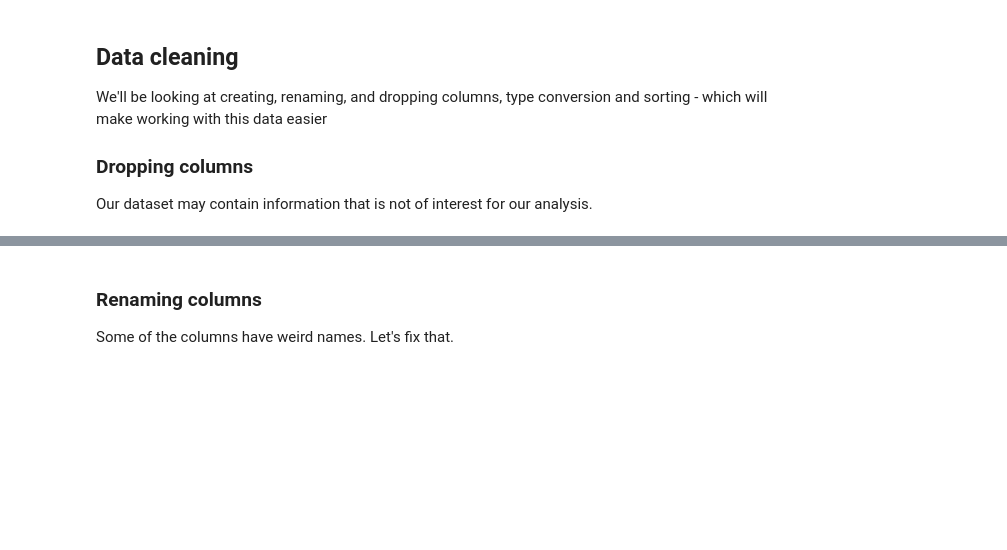
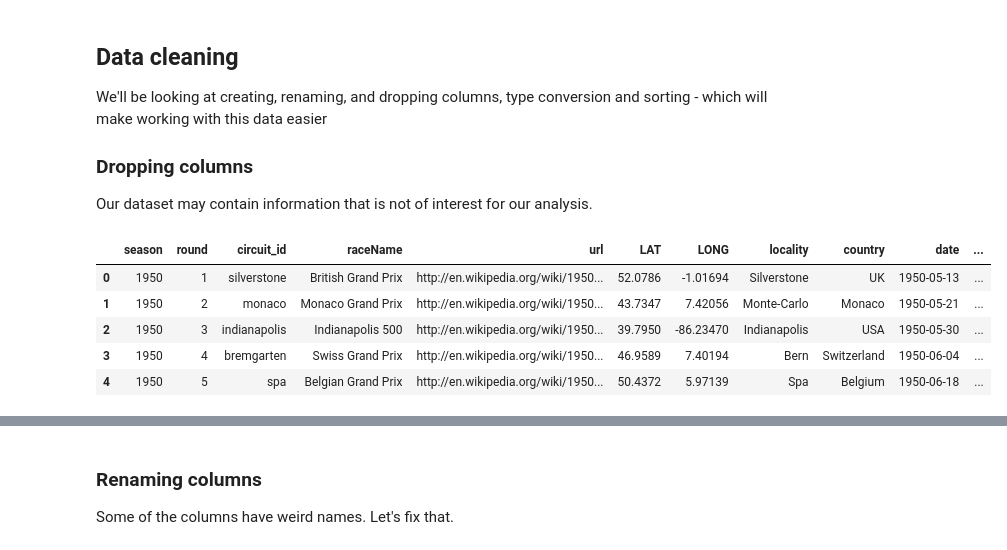
Before and after one commit to autrefois/bootcamp, a Jupyter notebook: 2022/python_workshop/notebooks/08_pandas.ipynb, the cells around one changed output, grey strips where cells are left out. Cells and saved outputs as stored; diff of their text form; code cells hidden in the pictures; blank space fills up the shorter version.

```diff
--- a/2022/python_workshop/notebooks/08_pandas.ipynb
+++ b/2022/python_workshop/notebooks/08_pandas.ipynb
@@ -229,6 +554,15 @@ We'll be looking at creating, renaming, and dropping columns, type conversion an
 
 ### Dropping columns
 Our dataset may contain information that is not of interest for our analysis.
+# %%
+f1_races.head()
+# %% [output]
+|  | season | round | circuit_id | raceName | url | LAT | LONG | locality | country | date | ... |
+| 0 | 1950 | 1 | silverstone | British Grand Prix | http://en.wikipedia.org/wiki/1950... | 52.0786 | -1.01694 | Silverstone | UK | 1950-05-13 | ... |
+| 1 | 1950 | 2 | monaco | Monaco Grand Prix | http://en.wikipedia.org/wiki/1950... | 43.7347 | 7.42056 | Monte-Carlo | Monaco | 1950-05-21 | ... |
+| 2 | 1950 | 3 | indianapolis | Indianapolis 500 | http://en.wikipedia.org/wiki/1950... | 39.7950 | -86.23470 | Indianapolis | USA | 1950-05-30 | ... |
+| 3 | 1950 | 4 | bremgarten | Swiss Grand Prix | http://en.wikipedia.org/wiki/1950... | 46.9589 | 7.40194 | Bern | Switzerland | 1950-06-04 | ... |
+| 4 | 1950 | 5 | spa | Belgian Grand Prix | http://en.wikipedia.org/wiki/1950... | 50.4372 | 5.97139 | Spa | Belgium | 1950-06-18 | ... |
 # %%
 # from the f1_races df, let's remove the url column
 mask = f1_races.columns.str.contains('url$', regex=True)
```
Also changed, not shown: parts of 59 cells of this notebook, 1 other file.
